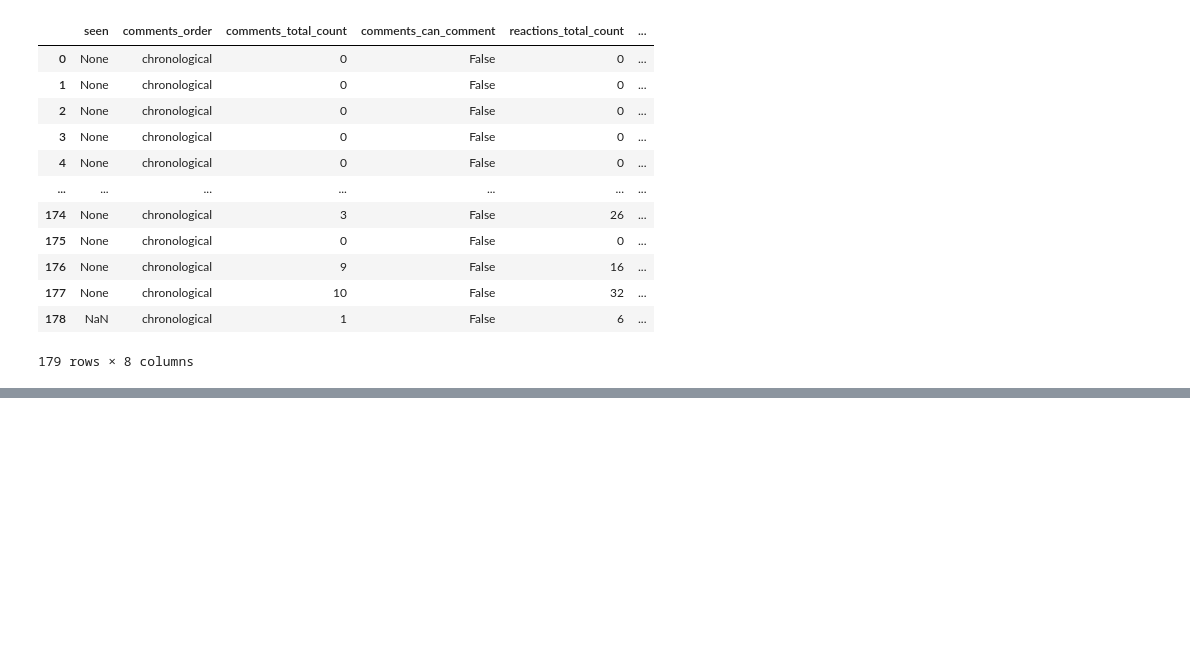
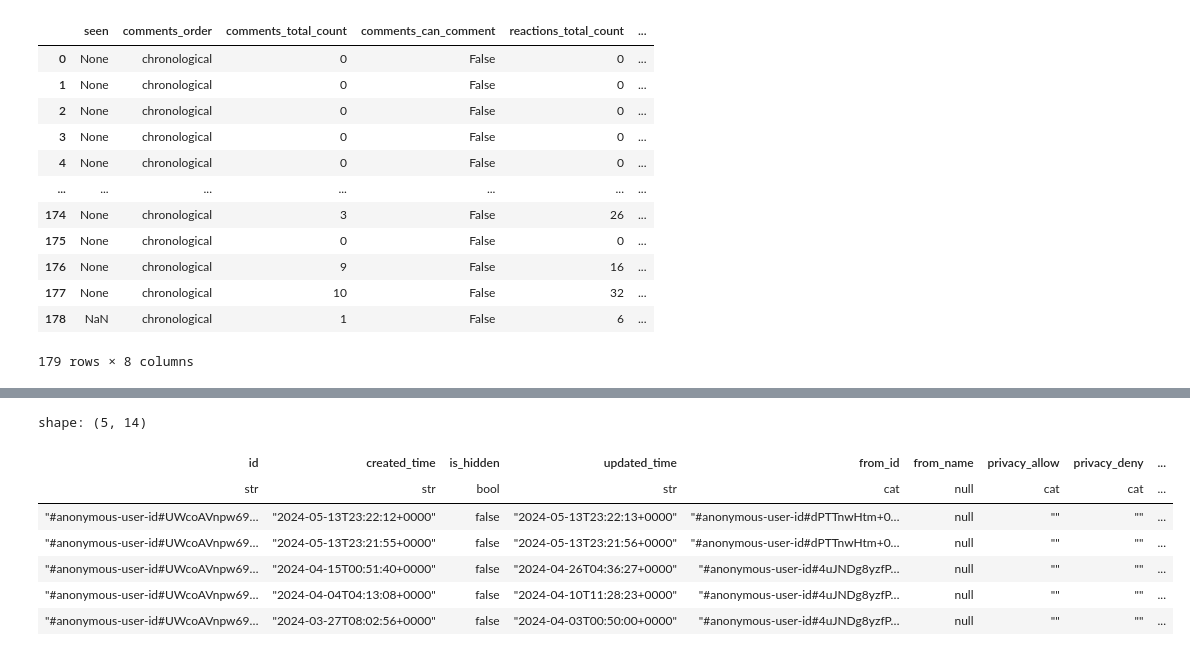
Before and after one commit to djmking-tai/workplace_converter, a Jupyter notebook: dev_api_notebook.ipynb, the cells around one changed output, grey strips where cells are left out. Cells and saved outputs as stored; diff of their text form; code cells hidden in the pictures; blank space fills up the shorter version.

```diff
--- a/dev_api_notebook.ipynb
+++ b/dev_api_notebook.ipynb
@@ -1744,3 +1540,9 @@ post_summaries_df
 | 177 | None | chronological | 10 | False | 32 | ... |
 | 178 | NaN | chronological | 1 | False | 6 | ... |
 179 rows × 8 columns
+# %%
+all_bunnings_member_messages = pl.scan_parquet(glob.glob('Bunnings_converted_parquet/member_messages_*.parquet'))
+all_bunnings_group_feeds = pl.scan_parquet(glob.glob('Bunnings_converted_parquet/group_feeds_*.parquet'))
+all_bunnings_member_feeds = pl.scan_parquet(glob.glob('Bunnings_converted_parquet/member_feeds_*.parquet'))
+all_bunnings_messages = pl.scan_parquet(glob.glob('Bunnings_converted_parquet/member_messages_*.parquet'))
+all_bunnings_member = pl.scan_parquet('Bunnings_converted_parquet/members.parquet')
@@ -1746,0 +1571,11 @@ post_summaries_df
+# %%
+all_bunnings_group_feeds.head().collect()
+# %% [output]
+shape: (5, 14)
+| id | created_time | is_hidden | updated_time | from_id | from_name | privacy_allow | privacy_deny | ... |
+| str | str | bool | str | cat | null | cat | cat | ... |
+| "#anonymous-user-id#UWcoAVnpw69… | "2024-05-13T23:22:12+0000" | false | "2024-05-13T23:22:13+0000" | "#anonymous-user-id#dPTTnwHtm+0… | null | "" | "" | ... |
+| "#anonymous-user-id#UWcoAVnpw69… | "2024-05-13T23:21:55+0000" | false | "2024-05-13T23:21:56+0000" | "#anonymous-user-id#dPTTnwHtm+0… | null | "" | "" | ... |
+| "#anonymous-user-id#UWcoAVnpw69… | "2024-04-15T00:51:40+0000" | false | "2024-04-26T04:36:27+0000" | "#anonymous-user-id#4uJNDg8yzfP… | null | "" | "" | ... |
+| "#anonymous-user-id#UWcoAVnpw69… | "2024-04-04T04:13:08+0000" | false | "2024-04-10T11:28:23+0000" | "#anonymous-user-id#4uJNDg8yzfP… | null | "" | "" | ... |
+| "#anonymous-user-id#UWcoAVnpw69… | "2024-03-27T08:02:56+0000" | false | "2024-04-03T00:50:00+0000" | "#anonymous-user-id#4uJNDg8yzfP… | null | "" | "" | ... |
```
Also changed, not shown: parts of 22 cells of this notebook, 5 other files.
